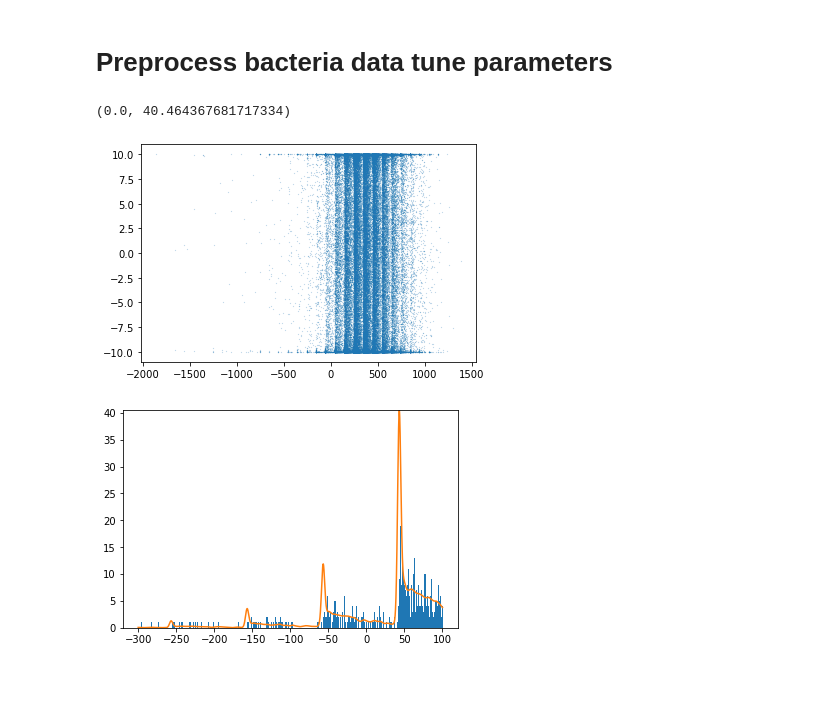
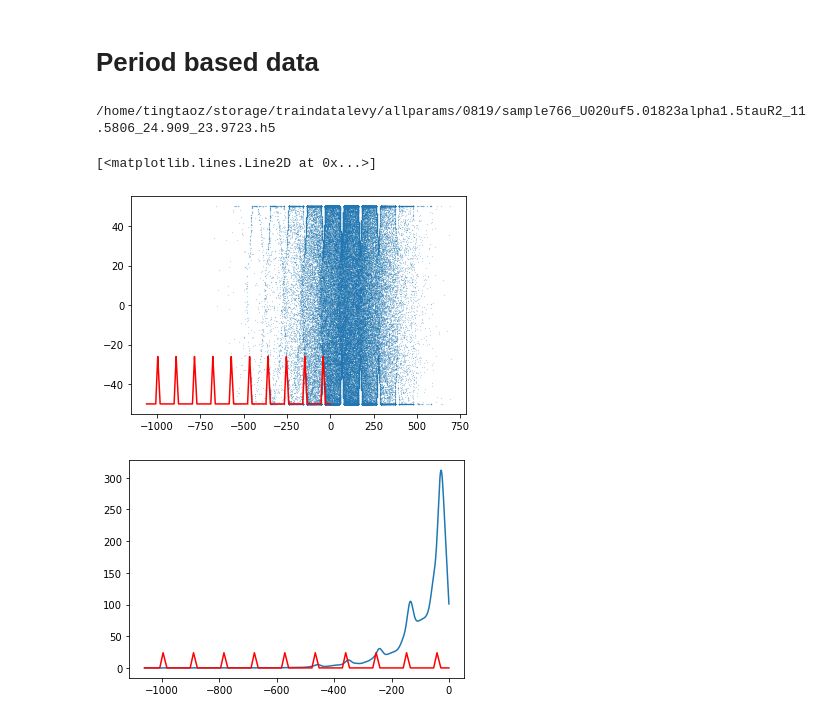
Before and after one commit to zongyi-li/Geo-FNO-catheter, a Jupyter notebook: data_preprocess.ipynb, the cells around one changed output. Cells and saved outputs as stored; diff of their text form; code cells hidden in the pictures; blank space fills up the shorter version.

```diff
--- a/data_preprocess.ipynb
+++ b/data_preprocess.ipynb
@@ -73,45 +10,0 @@ train_data_folder = "/home/tingtaoz/storage/traindatalevy"
-# %% [markdown]
-# Preprocess bacteria data tune parameters
-# %%
-# Study the effect of bw_method
-bw_method = 1e-2
-
-n_periods = 4
-n_particle = 100000
-dx = 0.1
-nc = 1000
-nbins = n_periods*nc + 1
-dx = 100/nc
-myrange = (-100*(n_periods - 1)-dx/2, 100+dx/2)
-xx = np.linspace(-100*(n_periods - 1),100, nbins)
-
-# user chooses t and x2 x3 h
-# check t is consistent with data
-t = 99
-x2, x3, h = 43, 43, 2
-
-file_names = glob.glob(train_data_folder+"/*"+str(x2)+"_"+str(x3)+"_"+str(h)+".h5")
-assert( len(file_names) == 1 and os.path.exists(file_names[0]) )
-
-hf = h5py.File(file_names[0], "r")
-x_b = hf["config"][str(t+1)]["x"][:]
-y_b = hf["config"][str(t+1)]["y"][:]
-plt.figure()
-plt.scatter(x_b +99, y_b, s=0.01)
-
-
-bacteria_1d_data = x_b + 99
-
-bacteria_bin = np.histogram(bacteria_1d_data, bins=nbins, range=myrange)[0]
-kernel = stats.gaussian_kde(bacteria_1d_data, bw_method = bw_method)
-density_1d_data = kernel(xx)*n_particle*dx
-
-# density
-plt.figure()
-plt.hist(bacteria_1d_data, bins=nbins, range=myrange)
-plt.plot(xx,  density_1d_data)
-plt.ylim([0, max(density_1d_data)])
-# %% [output]
-(0.0, 40.464367681717334)
-[figure, removed]
-[figure, removed]
@@ -156,0 +11,35 @@ np.save(pref_folder+"density_1d_raw_data.npy", density_1d_raw_data)
+# %% [markdown]
+# Period based data
+# %%
+pref_folder = "/groups/esm/dzhuang/Catheter/allparam"
+train_data_folder = "/home/tingtaoz/storage/traindatalevy/allparams/0819"
+info_file = "/home/tingtaoz/storage/traindatalevy/allparams/0819/params.txt"
+
+# Study the effect of bw_method
+t = 9
+ind = 5
+
+data_info = np.genfromtxt(info_file, delimiter=',', skip_header=1)
+file_names = glob.glob(train_data_folder+"/sample*")
+file_name = file_names[ind]
+print(file_name)
+ncx1, ncx2, ncx3, ncx4 = 50, 50, 50, 50
+n_periods = 10
+x_mesh, y_mesh, x_b, y_b, xx, density_1d_data,  my_data = preprocess_period(ind, t,  data_info, file_name,
+                                                                     ncx1=ncx1, ncx2=ncx2, ncx3=ncx3, ncx4=ncx4, n_periods=n_periods)
+
+sample, uf, L_p, x1, x2, x3, h = my_data
+
+plt.figure()
+plt.scatter(x_b, y_b, s=0.01)
+plt.plot(x_mesh, y_mesh - 50, color="red")
+
+# density
+plt.figure()
+plt.plot(xx,  density_1d_data)
+plt.plot(x_mesh, y_mesh, color="red")
+# %% [output]
+/home/tingtaoz/storage/traindatalevy/allparams/0819/sample766_U020uf5.01823alpha1.5tauR2_11.5806_24.909_23.9723.h5
+[<matplotlib.lines.Line2D at 0x...>]
+[figure, added]
+[figure, added]
```
Also changed, not shown: parts of 11 cells of this notebook, 4 other files.
